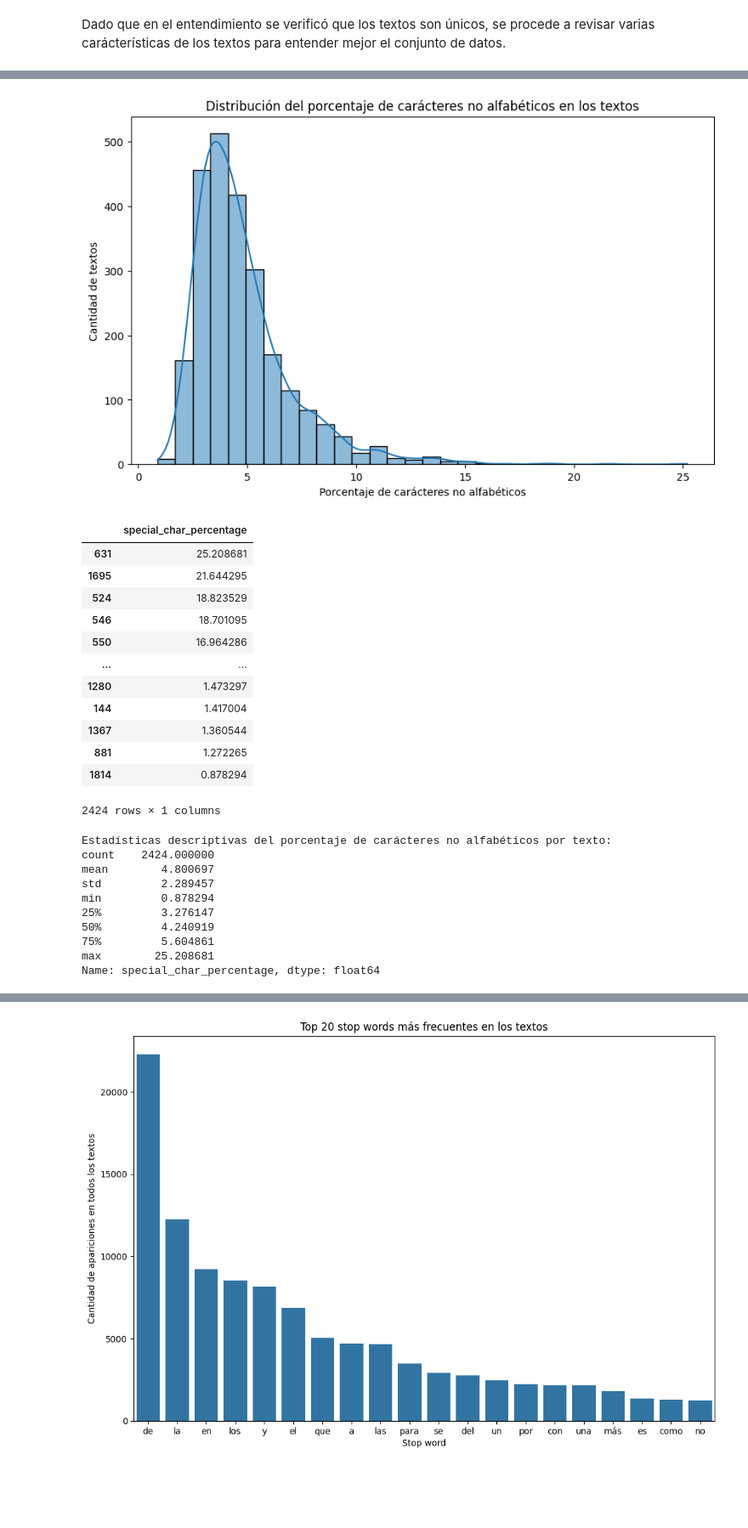
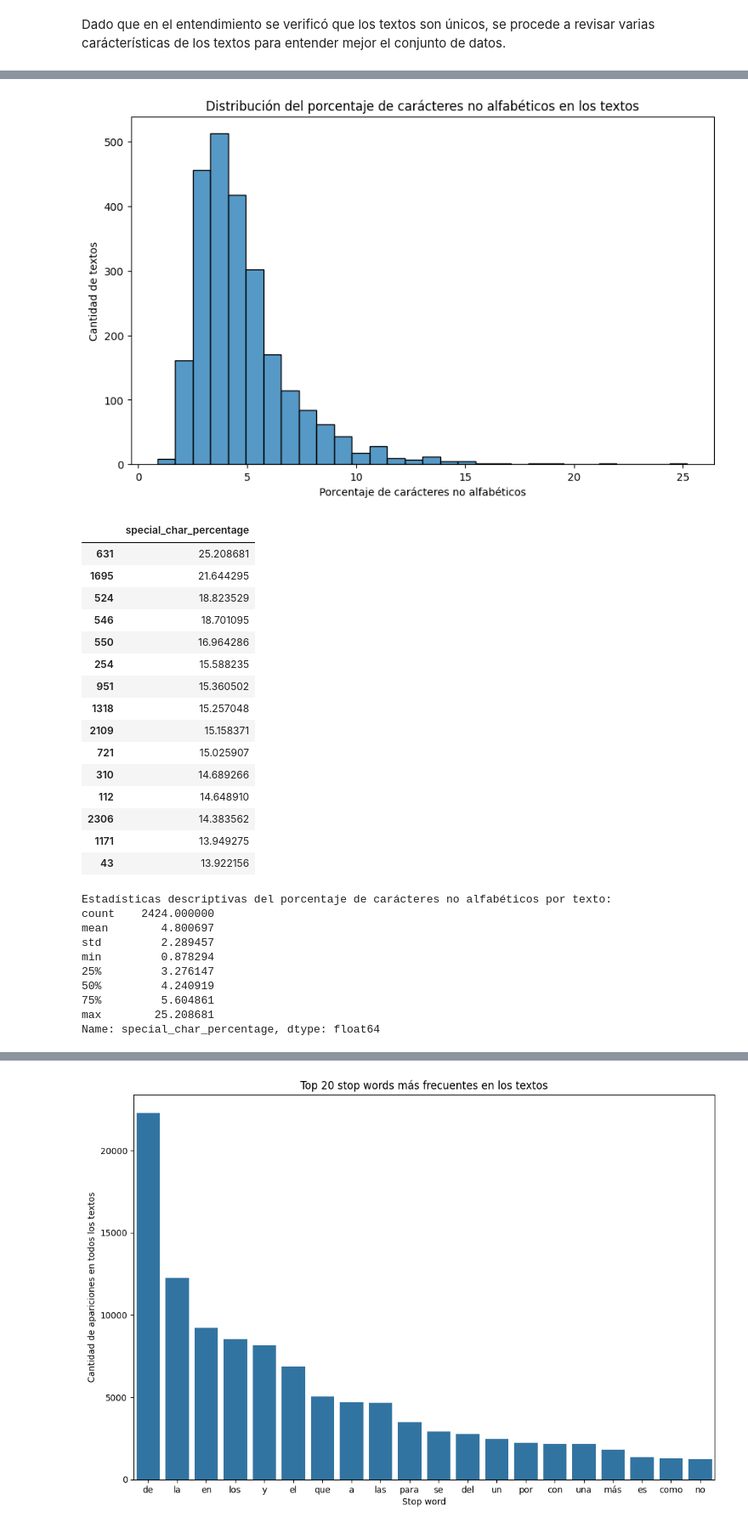
Before and after one commit to afgomezg1/Proyecto1-BI, a Jupyter notebook: proyecto1_etapa1.ipynb, the cells around one changed output, grey strips where cells are left out. Shown at 85% size. Saved outputs shown, nothing was run; the diff lists cells and outputs as text; code cells hidden in the pictures; blank space fills up the shorter version.

```diff
--- a/proyecto1_etapa1.ipynb
+++ b/proyecto1_etapa1.ipynb
@@ -146,5 +143,5 @@ La distribución de la longitud de los textos (en número de carácteres) sigue
 # %%
-text_non_alpha_chars = original_data['textos'].str.findall(r'[^a-zA-Z\s]', flags=re.UNICODE)
+text_non_alpha_chars = original_data['textos'].str.lower().str.findall(r'[^a-zA-Z\s]', flags=re.UNICODE)
 all_non_alpha_chars = [char for sublist in text_non_alpha_chars for char in sublist]
 non_alpha_char_counts = Counter(all_non_alpha_chars)
 
@@ -215,47 +184,47 @@ Name: textos, Length: 2424, dtype: object
 # %%
-import dis
-
-
 special_char_percentages = [(len(na_chars)/total)*100 for na_chars, total in zip(text_non_alpha_chars, text_character_counts)]
 
 special_char_percentages_df = pd.DataFrame({
     'special_char_percentage': special_char_percentages
 })
 
 plt.figure(figsize=(10, 6))
-sns.histplot(special_char_percentages_df['special_char_percentage'], bins=30, kde=True)
+sns.histplot(special_char_percentages_df['special_char_percentage'], bins=30)
 plt.title('Distribución del porcentaje de carácteres no alfabéticos en los textos')
 plt.xlabel('Porcentaje de carácteres no alfabéticos')
 plt.ylabel('Cantidad de textos')
 plt.show()
 
 special_char_percentages_df.sort_values(by='special_char_percentage', ascending=False, inplace=True)
-display(special_char_percentages_df)
+display(special_char_percentages_df.head(15))
 
 print("Estadísticas descriptivas del porcentaje de carácteres no alfabéticos por texto:")
 print(special_char_percentages_df['special_char_percentage'].describe())
 # %% [output]
-[figure, old version]
+[figure, new version]
 |  | special_char_percentage |
 | 631 | 25.208681 |
 | 1695 | 21.644295 |
 | 524 | 18.823529 |
 | 546 | 18.701095 |
 | 550 | 16.964286 |
-| ... | ... |
-| 1280 | 1.473297 |
-| 144 | 1.417004 |
-| 1367 | 1.360544 |
-| 881 | 1.272265 |
-| 1814 | 0.878294 |
+| 254 | 15.588235 |
+| 951 | 15.360502 |
+| 1318 | 15.257048 |
+| 2109 | 15.158371 |
+| 721 | 15.025907 |
+| 310 | 14.689266 |
+| 112 | 14.648910 |
+| 2306 | 14.383562 |
+| 1171 | 13.949275 |
+| 43 | 13.922156 |
-2424 rows × 1 columns
+Estadísticas descriptivas del porcentaje de carácteres no alfabéticos por texto:
+count    2424.000000
+mean        4.800697
+std         2.289457
+min         0.878294
+25%         3.276147
+50%         4.240919
+75%         5.604861
+max        25.208681
+Name: special_char_percentage, dtype: float64
-Estadísticas descriptivas del porcentaje de carácteres no alfabéticos por texto:
-count    2424.000000
-mean        4.800697
-std         2.289457
-min         0.878294
-25%         3.276147
-50%         4.240919
-75%         5.604861
-max        25.208681
-Name: special_char_percentage, dtype: float64
```
Also changed, not shown: parts of 36 cells of this notebook.
